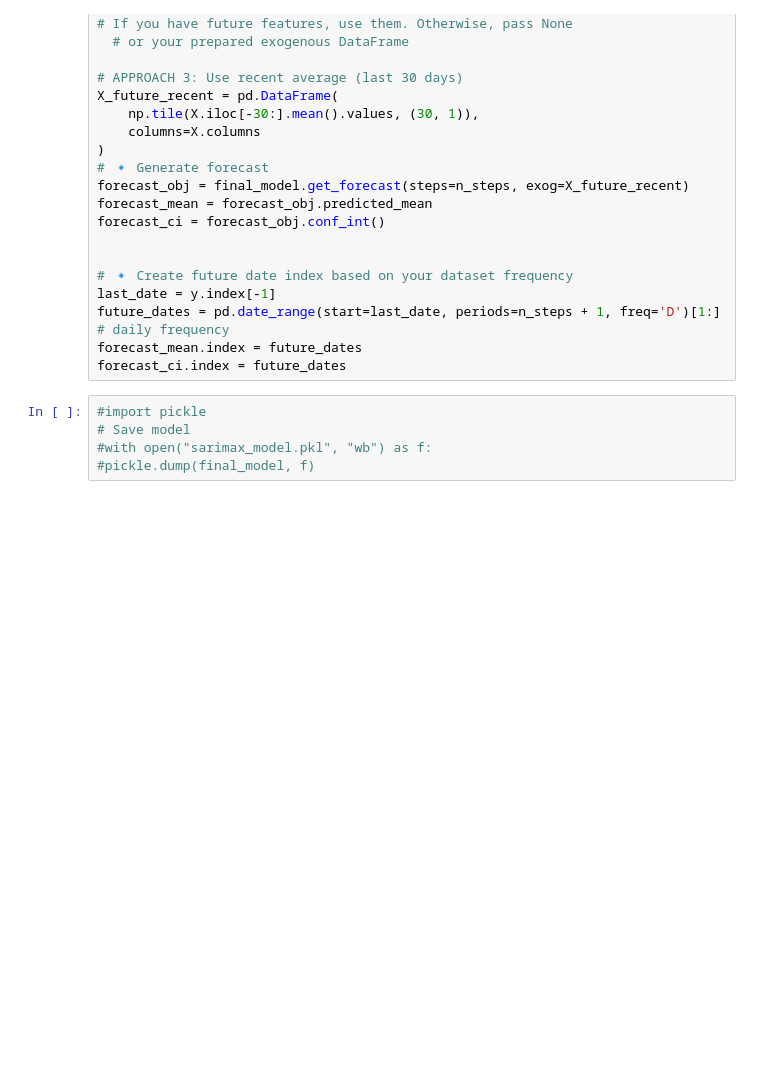
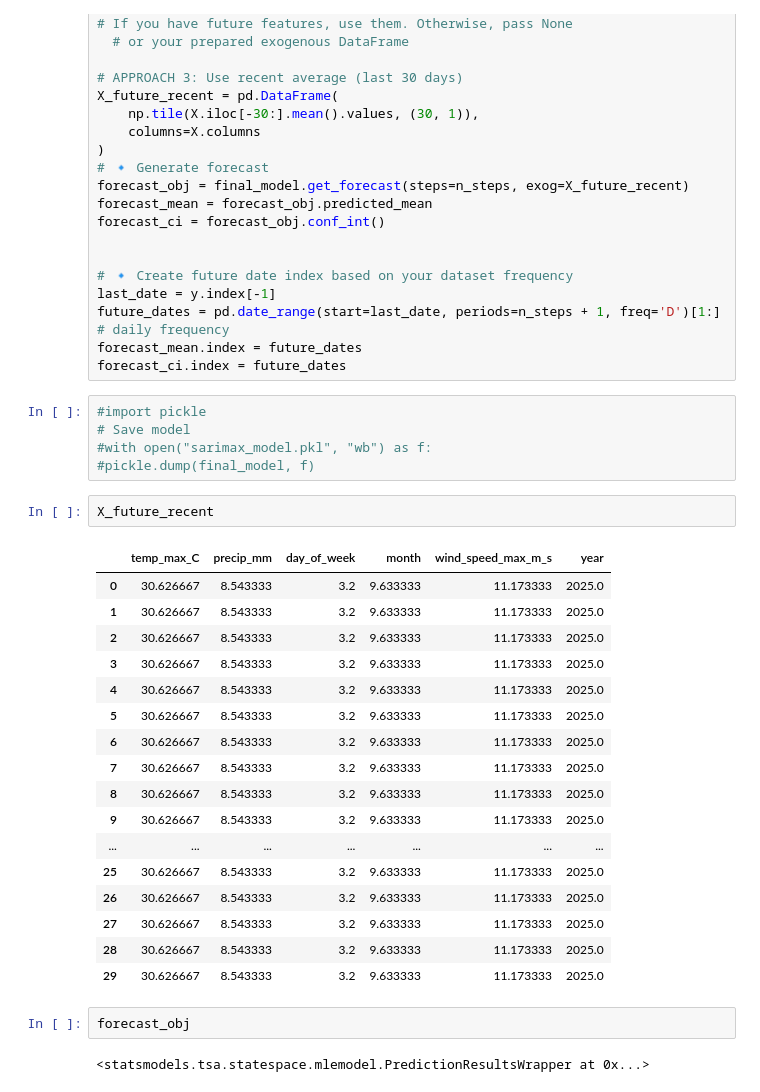
Before and after one commit to susantkumarsahoo/TimeSeriesForecasting_End_To_End, a Jupyter notebook: notebooks/11_note.ipynb, the cells around one changed output. Saved outputs shown, nothing was run; the diff lists cells and outputs as text; blank space fills up the shorter version.

```diff
--- a/notebooks/11_note.ipynb
+++ b/notebooks/11_note.ipynb
@@ -362,3 +362,27 @@ forecast_ci.index = future_dates
 # Save model
 #with open("sarimax_model.pkl", "wb") as f:
 #pickle.dump(final_model, f)
+# %%
+X_future_recent
+# %% [output]
+|  | temp_max_C | precip_mm | day_of_week | month | wind_speed_max_m_s | year |
+| 0 | 30.626667 | 8.543333 | 3.2 | 9.633333 | 11.173333 | 2025.0 |
+| 1 | 30.626667 | 8.543333 | 3.2 | 9.633333 | 11.173333 | 2025.0 |
+| 2 | 30.626667 | 8.543333 | 3.2 | 9.633333 | 11.173333 | 2025.0 |
+| 3 | 30.626667 | 8.543333 | 3.2 | 9.633333 | 11.173333 | 2025.0 |
+| 4 | 30.626667 | 8.543333 | 3.2 | 9.633333 | 11.173333 | 2025.0 |
+| 5 | 30.626667 | 8.543333 | 3.2 | 9.633333 | 11.173333 | 2025.0 |
+| 6 | 30.626667 | 8.543333 | 3.2 | 9.633333 | 11.173333 | 2025.0 |
+| 7 | 30.626667 | 8.543333 | 3.2 | 9.633333 | 11.173333 | 2025.0 |
+| 8 | 30.626667 | 8.543333 | 3.2 | 9.633333 | 11.173333 | 2025.0 |
+| 9 | 30.626667 | 8.543333 | 3.2 | 9.633333 | 11.173333 | 2025.0 |
+| ... | ... | ... | ... | ... | ... | ... |
+| 25 | 30.626667 | 8.543333 | 3.2 | 9.633333 | 11.173333 | 2025.0 |
+| 26 | 30.626667 | 8.543333 | 3.2 | 9.633333 | 11.173333 | 2025.0 |
+| 27 | 30.626667 | 8.543333 | 3.2 | 9.633333 | 11.173333 | 2025.0 |
+| 28 | 30.626667 | 8.543333 | 3.2 | 9.633333 | 11.173333 | 2025.0 |
+| 29 | 30.626667 | 8.543333 | 3.2 | 9.633333 | 11.173333 | 2025.0 |
+# %%
+forecast_obj
+# %% [output]
+<statsmodels.tsa.statespace.mlemodel.PredictionResultsWrapper at 0x...>
```
Also changed, not shown: parts of 2 cells of this notebook, 2 other files.
